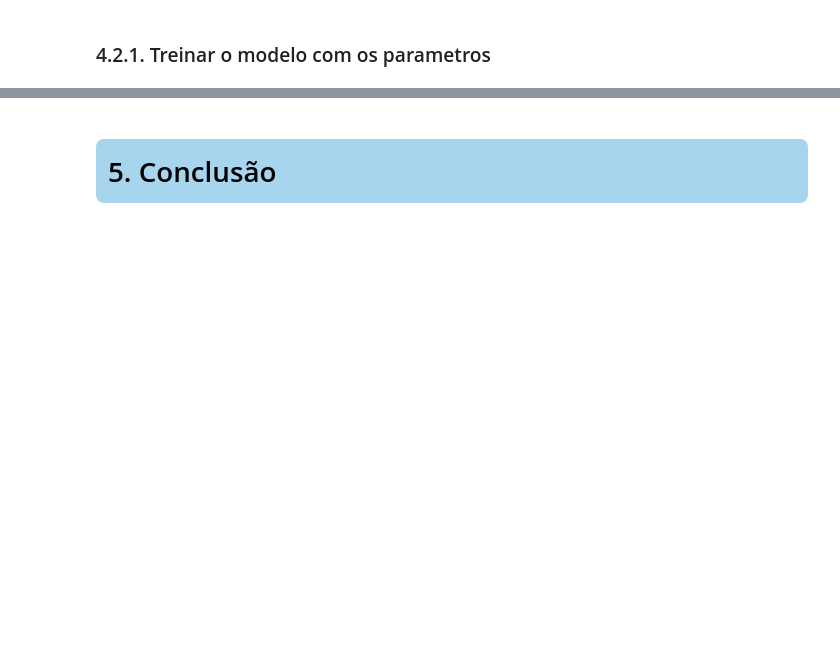
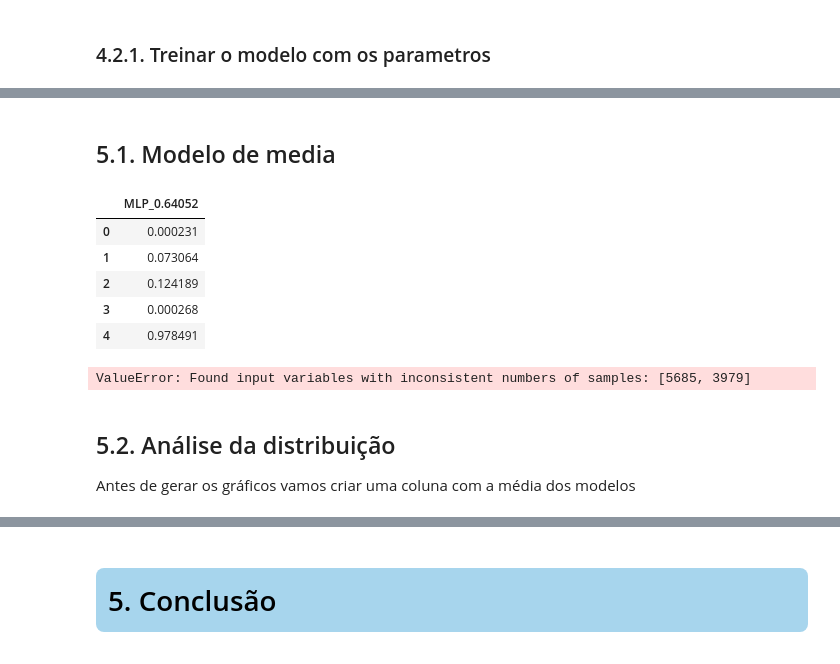
Before and after one commit to rogeriodelfim/Competicoes, a Jupyter notebook: Flai/10/03 - Tunning.ipynb, the cells around one changed output, grey strips where cells are left out. Saved outputs shown, nothing was run; the diff lists cells and outputs as text; code cells hidden in the pictures; blank space fills up the shorter version.

```diff
--- a/Flai/10/03 - Tunning.ipynb
+++ b/Flai/10/03 - Tunning.ipynb
@@ -944,6 +977,6 @@ def plot_metric(result):
 # %%
-def model_cv_fit(models_, X_, y_, X_test_, path_, target_, seed_=12359, print_report_=False,
-                 n_splits_=5, print_hist_=False, create_sub_=False, save_ensamble_=True,
+def model_cv_fit(models_, X_, y_, X_test_, path_, target_, seed_=12359, print_report_=False,threshold_=.5,
+                 n_splits_=5, print_hist_=False, create_sub_=False, save_ensamble_=True, cutoff_value_save_=.6,
                  model_feature_=None, is_tunning_=False, callbacks_=None, train_with_created_folds_=False):
 
     cols         = []
@@ -957,8 +990,8 @@ def model_cv_fit(models_, X_, y_, X_test_, path_, target_, seed_=12359, print_re
 
     # Recuperar os indices do kf
     if train_with_created_folds_:
-        for i in range(n_splits_):
-            kf.append(jb.load(path + 'model/preds/folds/kf_folds_{}_{}.pkl.z'.format(n_splits_, i+1)))
+        #my_folds = Kfold()
+        kf = Kfold().get_idx(10)
     else:
         kf = StratifiedKFold(shuffle=True, n_splits=n_splits_, random_state=seed_)
         kf = kf.split(X_, y_)
@@ -975,7 +1008,6 @@ def model_cv_fit(models_, X_, y_, X_test_, path_, target_, seed_=12359, print_re
         score_list_f1_tr = []
         y_ts_pred        = 0
 
-
         if is_tunning_ is False:
             delete_files(name_sub)
             print()
@@ -988,8 +1020,8 @@ def model_cv_fit(models_, X_, y_, X_test_, path_, target_, seed_=12359, print_re
             X_ts            = X_test_.copy()
 
             if train_with_created_folds_:
-                idx_tr = kf[fold][idx_tr]
-                idx_va = kf[fold][idx_va]
+                idx_tr = kf[fold]['trn_idx']
+                idx_va = kf[fold]['val_idx']
 
             X_tr = X_.iloc[idx_tr]
             X_va = X_.iloc[idx_va]
@@ -1067,9 +1099,9 @@ def model_cv_fit(models_, X_, y_, X_test_, path_, target_, seed_=12359, print_re
             y_ts_pred += model.predict_proba(X_ts)[:,1]/n_splits_ #kf.n_splits
 
             logloss    = log_loss(y_va, y_va_pred)
-            f1         = f1_score(y_va, (y_va_pred>.5).astype(int))
-            f1_tr      = f1_score(y_tr, (y_tr_pred>.5).astype(int))
-            roc_auc    = roc_auc_score(y_va, (y_va_pred>.5).astype(int))
+            f1         = f1_score(y_va, (y_va_pred>threshold_).astype(int))
+            f1_tr      = f1_score(y_tr, (y_tr_pred>threshold_).astype(int))
+            roc_auc    = roc_auc_score(y_va, (y_va_pred>threshold_).astype(int))
 
             oof_train[idx_va, i] = y_va_pred
 
@@ -1107,7 +1139,7 @@ def model_cv_fit(models_, X_, y_, X_test_, path_, target_, seed_=12359, print_re
             else:
                 name_sub = name_sub+'_score_{:5f}_seed_{}_{}'.format(score_mean_f1, seed_, random)
 
-            y_pred_test_sub = (oof_test[:,i]>.5).astype(int)
+            y_pred_test_sub = (oof_test[:,i]>threshold_).astype(int)
 
             y_pred_test_submission_=[]
             for num in y_pred_test_sub:
@@ -1123,7 +1155,7 @@ def model_cv_fit(models_, X_, y_, X_test_, path_, target_, seed_=12359, print_re
                             seed_                   = seed_,
                             level_                  = '1',
                             target_                 = target_,
-                            cutoff_value_           = .65,
+                            cutoff_value_save_      = cutoff_value_save_,
                             is_tunning_             = is_tunning_,
                             gera_submission_        = True)
 
@@ -1470,7 +1506,7 @@ X_test    = df2_test.copy()
 
 X_train, X_valid, y_train, y_valid = \
     train_test_split(X, y,
-                     test_size    = 0.2,
+                     test_size    = 0.3,
                      shuffle      = True,
                      random_state = seed)
 
@@ -1981,8 +2093,8 @@ Index(['trabalho', 'estado civil', 'educação', 'atraso', 'casa', 'empréstimo'
 # %%
-cols_oho    = ['trabalho', 'estado civil', 'atraso', 'casa', 'empréstimo', 'ncontatos_group', 'anterior']
+cols_oho    = ['trabalho', 'estado civil', 'atraso', 'casa', 'empréstimo', 'anterior', 'contato']
 cols_ord    = ['educação', 'mês', 'dia', 'duração', 'fe_cluster', 'idade_group' ]
 cols_woe    = ['fe_pca_0_group']
-cols_target = []
+cols_num    = ['ncontatos' ]
 # %%
 # Preprocessing data:
 numerical_transformer = SimpleImputer(strategy='constant')
@@ -2007,12 +2119,17 @@ transformer_tar = Pipeline(steps=[
     ('imputer', ce.LeaveOneOutEncoder())
 ])
 
+transformer_num = Pipeline(steps=[
+    ('imp',SimpleImputer(strategy='mean',  missing_values=0)),
+    ('min', MaxAbsScaler())
+])
+
 processor=ColumnTransformer(
     transformers=[
         ('ord', transformer_ord, cols_ord ),
         ('oho', transformer_nho, cols_oho),
         ('woe', transformer_woe, cols_woe ),
-        #('tar', transformer_tar, cols_target ),
+        ('num', transformer_num, cols_num ),
         ],
     remainder='drop',
     sparse_threshold=0.3
@@ -2027,10 +2144,10 @@ selectKbest      = ('SelectKBest', SelectKBest(score_func=f_classif, k=12))
 transf_column    = ('transform', processor)
 var_threshold    = ('variancethreshold', VarianceThreshold(threshold=0.04))
 sel_percentile   = ('selectpercentile', SelectPercentile(f_classif, percentile=85))
-drop_feature_cor = ('dropfeaturecorr', DropConstantFeatures(tol=0.80))
+drop_feature_cor = ('dropfeaturecorr', DropConstantFeatures(tol=0.85))
 scaler           = ('preprocessor', StandardScaler())
 
-# Pipelne
+# Pipelne final
 pipeline_processor = Pipeline(steps=[
     transf_column,
     var_threshold,
@@ -2883,0 +3371,24 @@ print('F1-score: {:5f}'.format(f1_score(y_valid, _.predict(X_valid))))
+# %% [markdown]
+## 5.1. Modelo de media
+# %%
+df_pred_tr.head()
+# %% [output]
+|  | MLP_0.64052 |
+| 0 | 0.000231 |
+| 1 | 0.073064 |
+| 2 | 0.124189 |
+| 3 | 0.000268 |
+| 4 | 0.978491 |
+# %%
+df_pred_tr['model_mean'] = df_pred_tr.mean(axis=1)
+df_pred_ts['model_mean'] = df_pred_ts.mean(axis=1)
+
+th = .5
+for mdl in df_pred_tr.columns.to_list():
+    f1 = f1_score(y, (df_pred_tr[mdl]>th).astype(int) )
+    print('F1-score: {:5f} => {}'.format(f1, mdl))
+# %% [output]
+ValueError: Found input variables with inconsistent numbers of samples: [5685, 3979]
+# %% [markdown]
+## 5.2. Análise da distribuição
+Antes de gerar os gráficos vamos criar uma coluna com a média dos modelos
```
Also changed, not shown: parts of 82 cells of this notebook, 3 other files.
